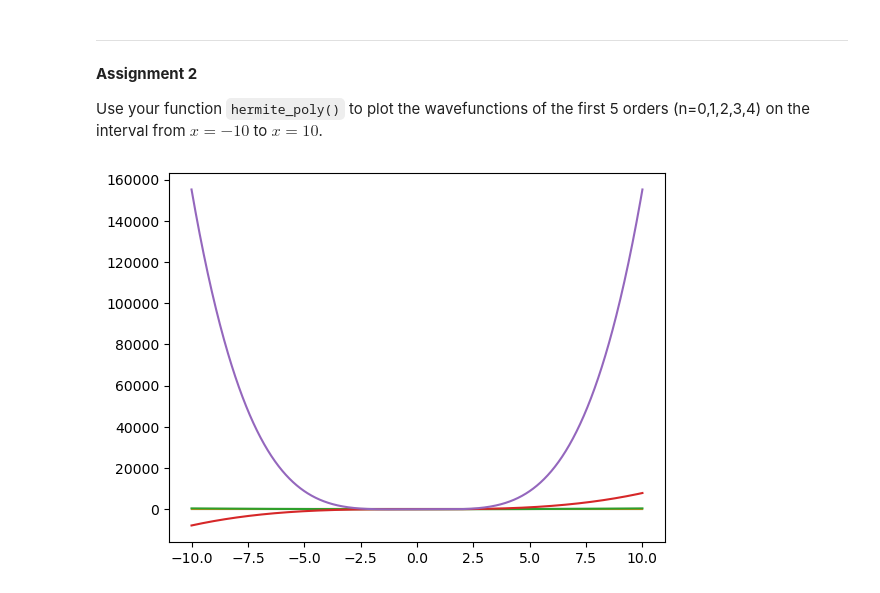
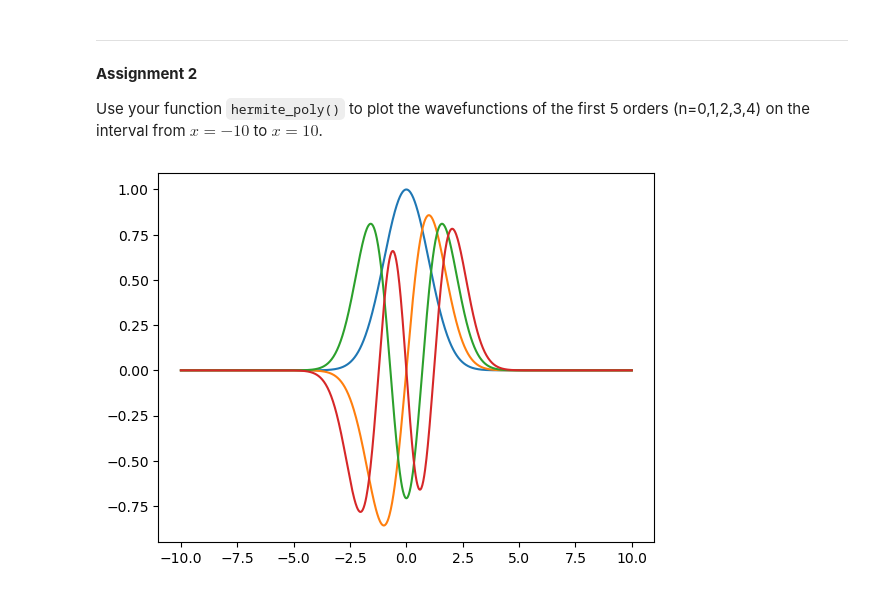
Before and after one commit to GitAkash/PnD, a Jupyter notebook: Kwartiel 2/notebook16_recursion.ipynb, the cells around one changed output. Saved outputs shown, nothing was run; the diff lists cells and outputs as text; code cells hidden in the pictures.

```diff
--- a/Kwartiel 2/notebook16_recursion.ipynb
+++ b/Kwartiel 2/notebook16_recursion.ipynb
@@ -88,17 +88,13 @@ Use your function `hermite_poly()` to plot the wavefunctions of the first 5 orde
 # %%
 # =============== YOUR CODE GOES HERE =================
 import matplotlib.pyplot as plt
 import numpy as np
 
 x = np.linspace(-10, 10, 1000)
-n = 4
-
-plt.plot(x, hermite_poly(0,x))
-plt.plot(x, hermite_poly(1,x))
-plt.plot(x, hermite_poly(2,x))
-plt.plot(x, hermite_poly(3,x))
-plt.plot(x, hermite_poly(4,x))
+for i in range(0, 4):
+    z = 1/np.sqrt((2**i)*factorial(i))*np.exp(0.5*-x**2)
+    plt.plot(x, z*hermite_poly(i,x))
 
 plt.show()
 # %% [output]
-[figure, old version]
+[figure, new version]
```
Also changed, not shown: 7 other files.
